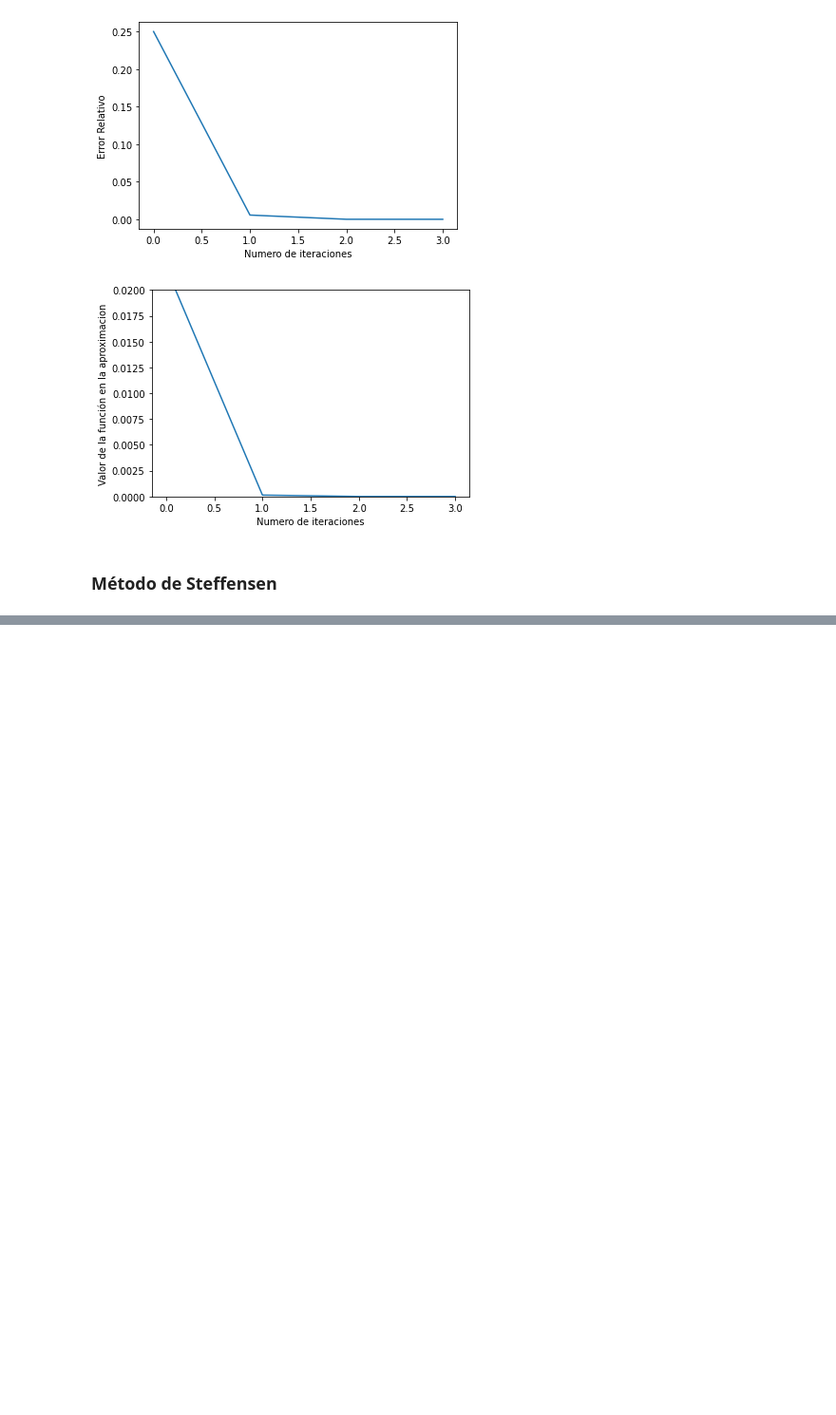
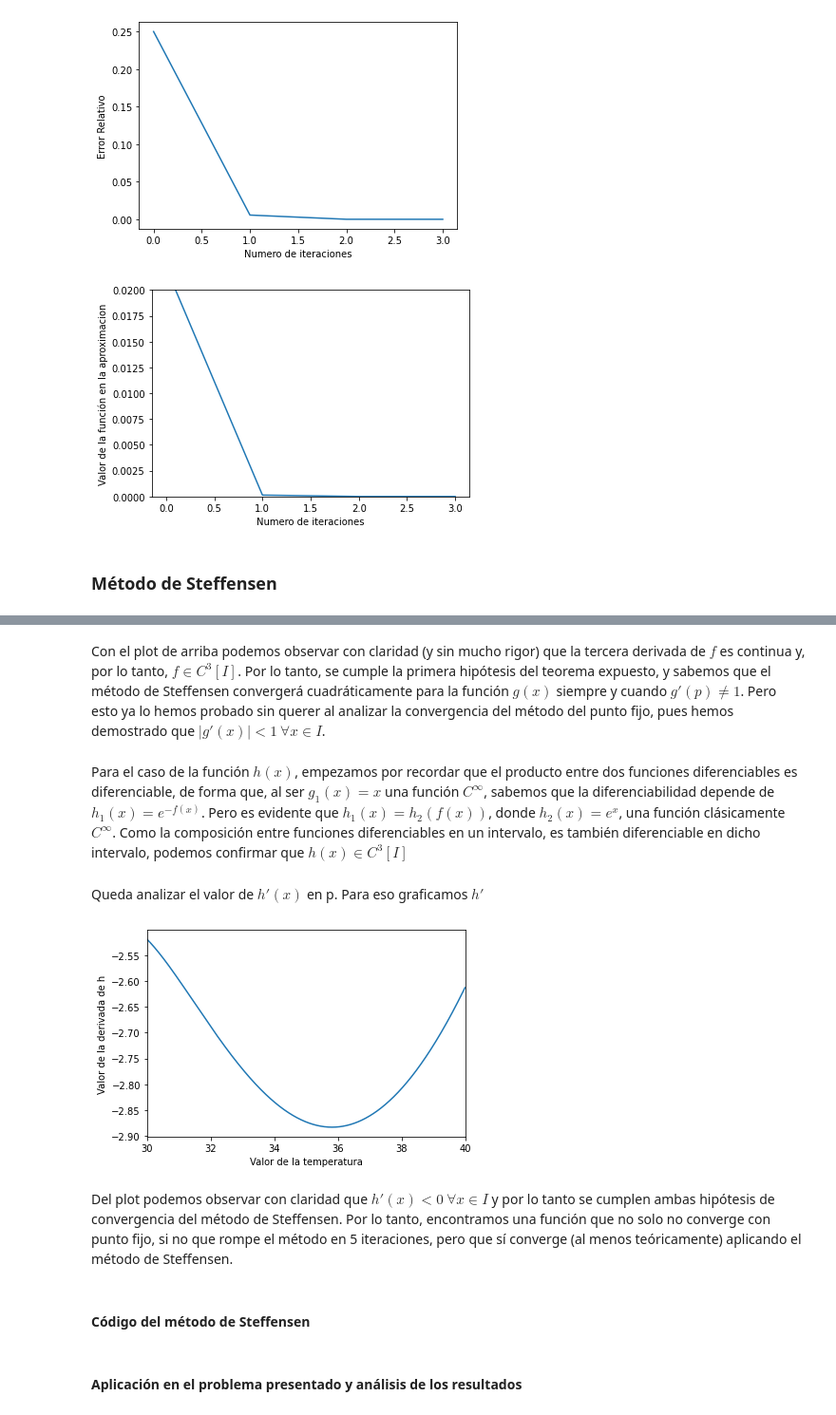
Before and after one commit to Nacho2904/AnalisisNumerico, a Jupyter notebook: TP1.ipynb, the cells around one changed output, grey strips where cells are left out. Shown: that part at 95% size. Saved outputs shown, nothing was run; the diff lists cells and outputs as text; code cells hidden in the pictures; blank space fills up the shorter version.

```diff
--- a/TP1.ipynb
+++ b/TP1.ipynb
@@ -364,0 +375,22 @@ plt.ylim(0,0.02);
+# %% [markdown]
+Con el plot de arriba podemos observar con claridad (y sin mucho rigor) que la tercera derivada de $f$ es continua y, por lo tanto, $f \in C^3[I]$. Por lo tanto, se cumple la primera hipótesis del teorema expuesto, y sabemos que el método de Steffensen convergerá cuadráticamente para la función $g(x)$ siempre y cuando $g'(p) \neq 1$. Pero esto ya lo hemos probado sin querer al analizar la convergencia del método del punto fijo, pues hemos demostrado que $|g'(x)| < 1 \ \forall x \in I$.
+# %% [markdown]
+Para el caso de la función $h(x)$, empezamos por recordar que el producto entre dos funciones diferenciables es diferenciable, de forma que, al ser $g_1(x) = x$ una función $C^\infty$, sabemos que la diferenciabilidad depende de $h_1(x) = e^{-f(x)}$. Pero es evidente que $h_1(x) = h_2(f(x))$, donde $h_2(x) = e^x$, una función clásicamente $C^\infty$. Como la composición entre funciones diferenciables en un intervalo, es también diferenciable en dicho intervalo, podemos confirmar que $h(x) \in C^3[I]$
+# %% [markdown]
+Queda analizar el valor de $h'(x)$ en p. Para eso graficamos $h'$
+# %%
+h_prima = sp.diff(h, Ta_s_sim)
+h_prima_eval = sp.lambdify([U_sim, A_sim, mw_sim, Cpw_sim, Tw_e_sim, Tw_s_sim, ma_sim, Cpa_sim, Ta_e_sim, Ta_s_sim], h_prima)
+h_prima_eval_ta_s = lambda Ta_s: h_prima_eval(U,A,mw,Cpw,Tw_e,Tw_s,ma,Cpa,Ta_e,Ta_s)
+x_axis = np.arange(30,40,0.01)
+y_axis = [h_prima_eval_ta_s(x) for x in x_axis]
+plt.plot(x_axis, y_axis)
+plt.xlabel("Valor de la temperatura")
+plt.ylabel("Valor de la derivada de h")
+plt.xlim(30,40);
+# %% [output]
+[figure, added]
+# %% [markdown]
+Del plot podemos observar con claridad que $h'(x) < 0 \ \forall x \in I$ y por lo tanto se cumplen ambas hipótesis de convergencia del método de Steffensen. Por lo tanto, encontramos una función que no solo no converge con punto fijo, si no que rompe el método en 5 iteraciones, pero que sí converge (al menos teóricamente) aplicando el método de Steffensen.
+# %% [markdown]
+#### Código del método de Steffensen
@@ -364,0 +433,2 @@ plt.ylim(0,0.02);
+# %% [markdown]
+#### Aplicación en el problema presentado y análisis de los resultados
```
Also changed, not shown: parts of 19 cells of this notebook.
